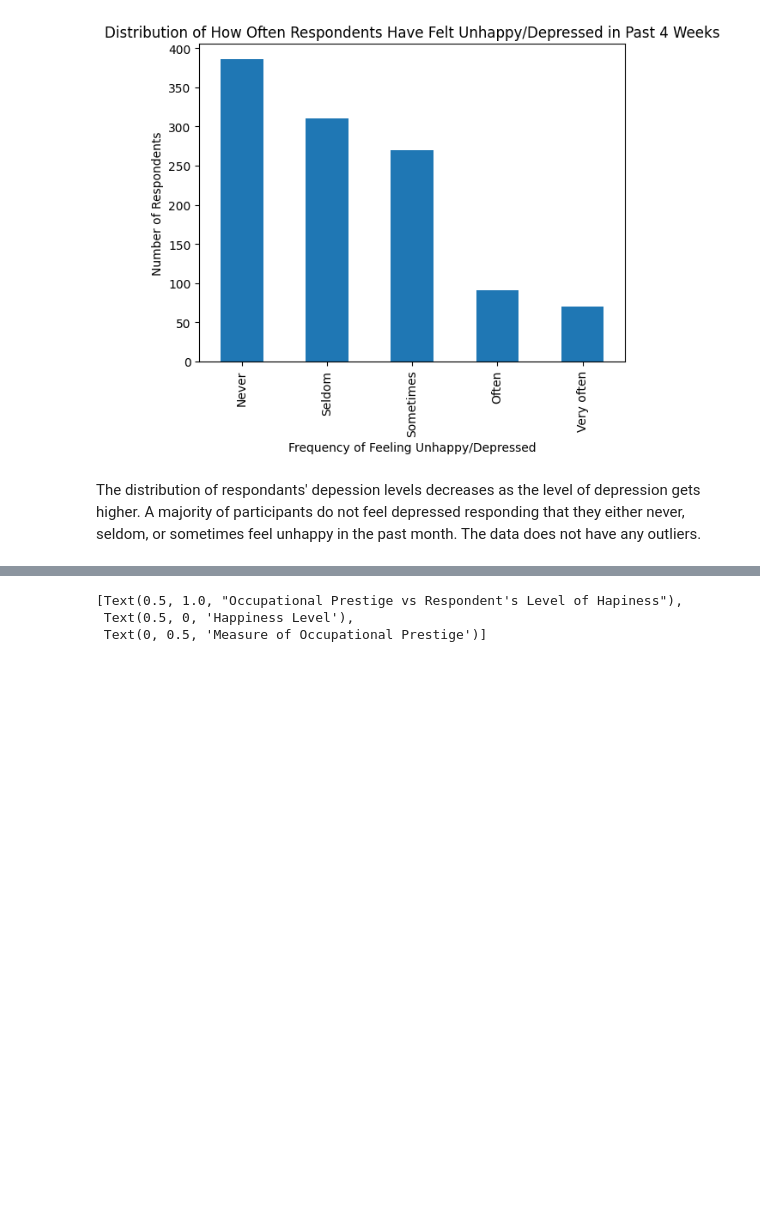
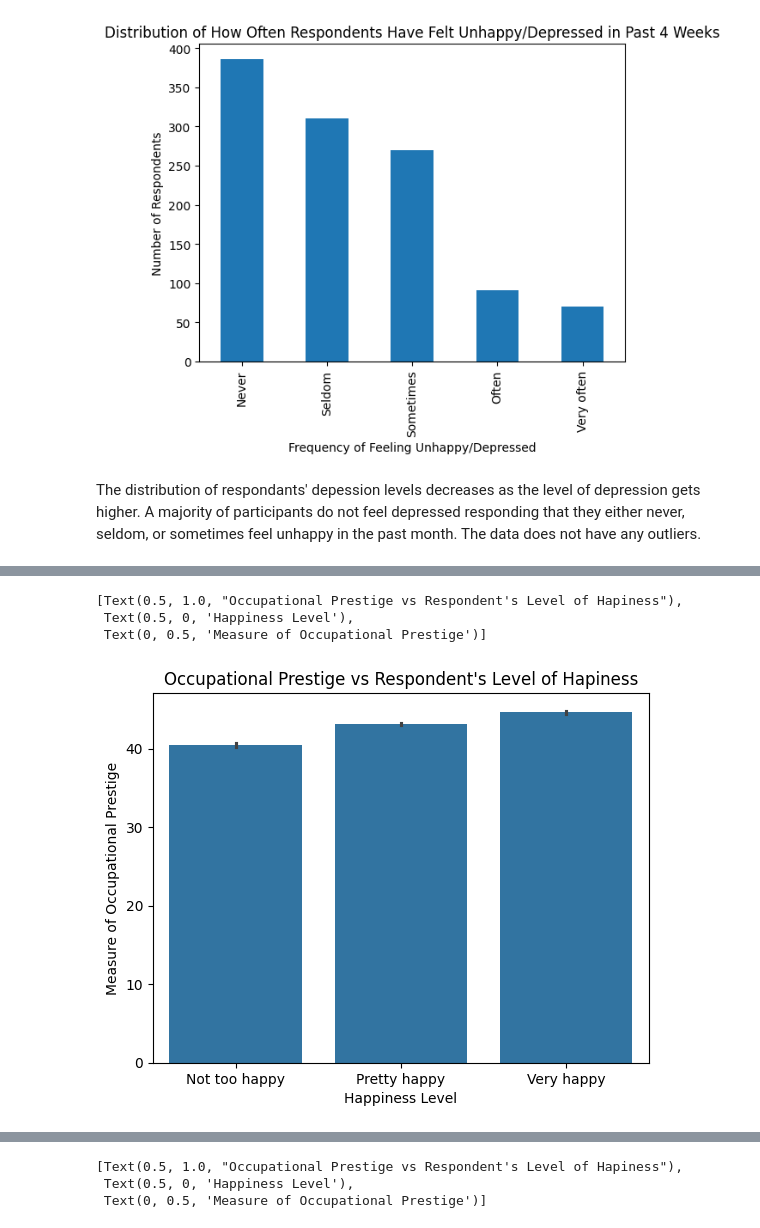
Before and after one commit to phipyao/ds3001-project_gss, a Jupyter notebook: project.ipynb, the cells around one changed output, grey strips where cells are left out. Drawn from its saved outputs; the diff is of its cells as text; code cells hidden in the pictures; blank space fills up the shorter version.

```diff
--- a/project.ipynb
+++ b/project.ipynb
@@ -194,0 +214,7 @@ The next few plots display the relationship between the variables associated wit
+# %%
+sns.barplot(x='happy',y='prestg10',data=df).set(title="Occupational Prestige vs Respondent's Level of Happiness",xlabel='Happiness Level',ylabel='Measure of Occupational Prestige')
+# %% [output]
+[Text(0.5, 1.0, "Occupational Prestige vs Respondent's Level of Hapiness"),
+ Text(0.5, 0, 'Happiness Level'),
+ Text(0, 0.5, 'Measure of Occupational Prestige')]
+[figure, added]
```
Also changed, not shown: parts of 41 cells of this notebook.
